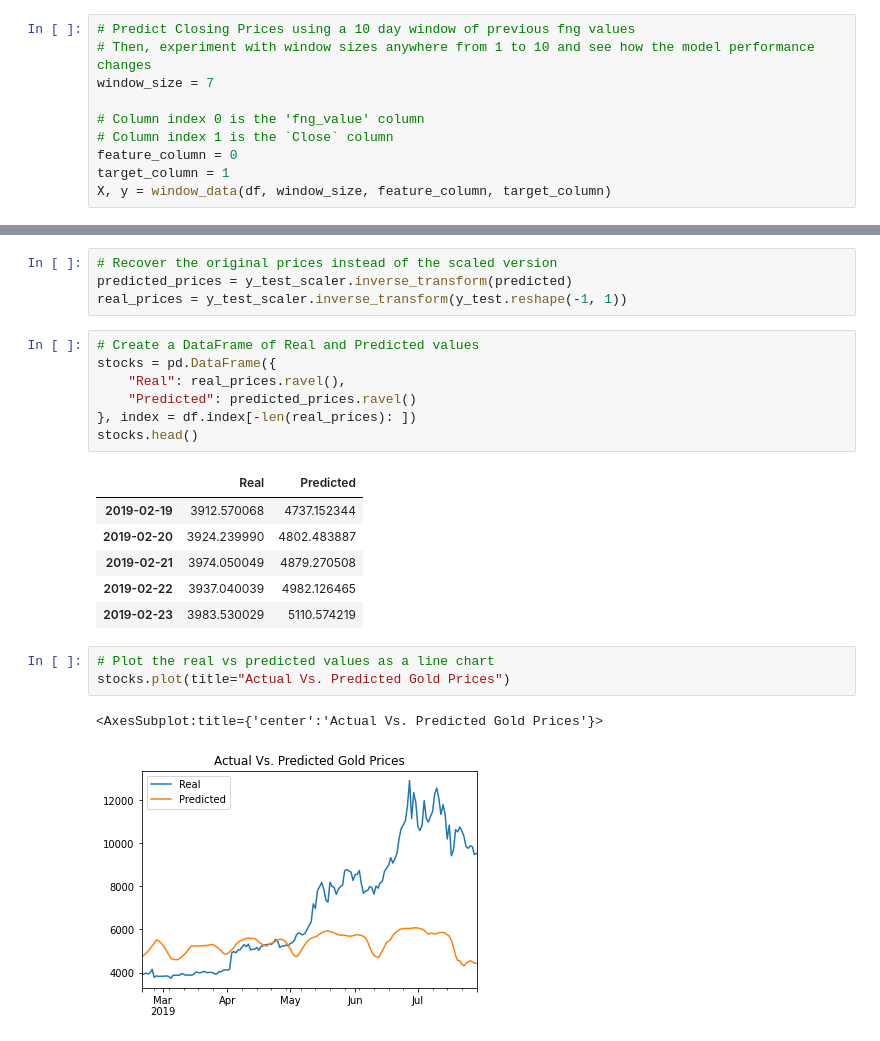
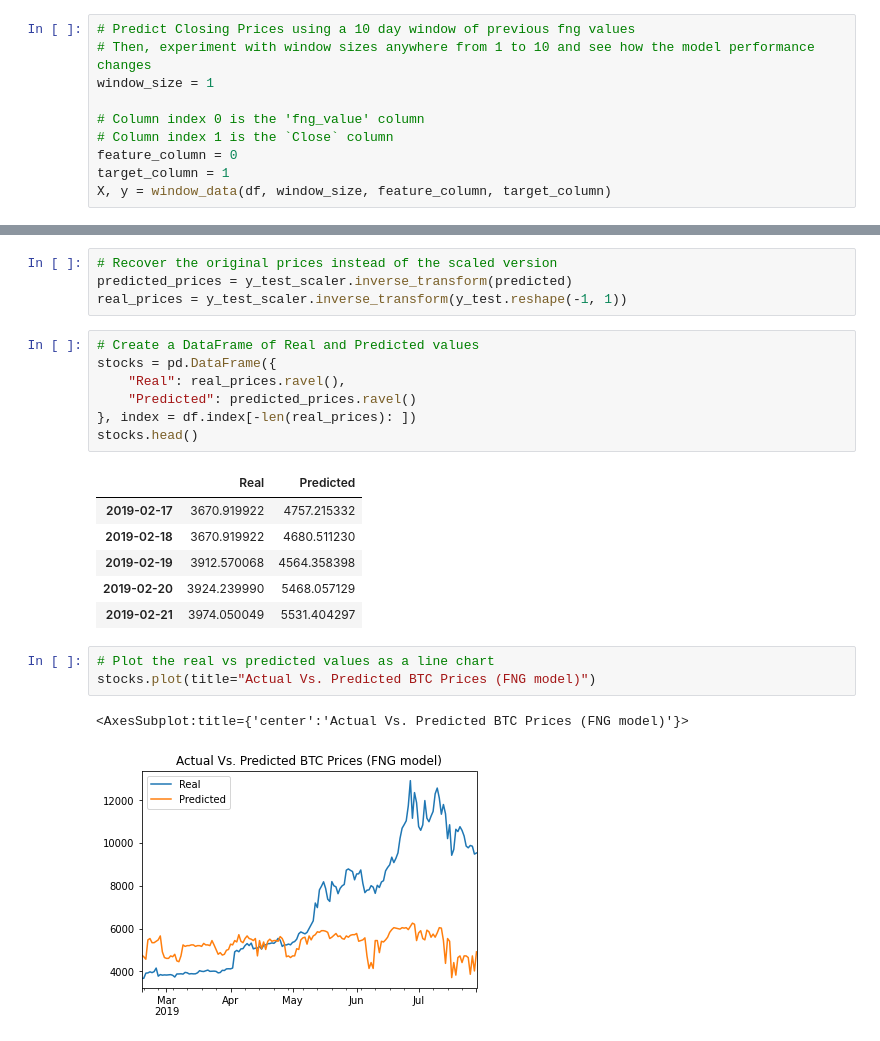
Before and after one commit to vjreddy2001/Deep-Learning, a Jupyter notebook: Starter_Code/lstm_stock_predictor_fng.ipynb, the cells around one changed output, grey strips where cells are left out. Saved outputs shown, nothing was run; the diff lists cells and outputs as text.

```diff
--- a/Starter_Code/lstm_stock_predictor_fng.ipynb
+++ b/Starter_Code/lstm_stock_predictor_fng.ipynb
@@ -99,7 +99,7 @@ def window_data(df, window, feature_col_number, target_col_number):
 # %%
 # Predict Closing Prices using a 10 day window of previous fng values
 # Then, experiment with window sizes anywhere from 1 to 10 and see how the model performance changes
-window_size = 7
+window_size = 1
 
 # Column index 0 is the 'fng_value' column
 # Column index 1 is the `Close` column
@@ -307,14 +300,14 @@ stocks = pd.DataFrame({
 stocks.head()
 # %% [output]
 |  | Real | Predicted |
-| 2019-02-19 | 3912.570068 | 4737.152344 |
-| 2019-02-20 | 3924.239990 | 4802.483887 |
-| 2019-02-21 | 3974.050049 | 4879.270508 |
-| 2019-02-22 | 3937.040039 | 4982.126465 |
-| 2019-02-23 | 3983.530029 | 5110.574219 |
+| 2019-02-17 | 3670.919922 | 4757.215332 |
+| 2019-02-18 | 3670.919922 | 4680.511230 |
+| 2019-02-19 | 3912.570068 | 4564.358398 |
+| 2019-02-20 | 3924.239990 | 5468.057129 |
+| 2019-02-21 | 3974.050049 | 5531.404297 |
 # %%
 # Plot the real vs predicted values as a line chart
-stocks.plot(title="Actual Vs. Predicted Gold Prices")
+stocks.plot(title="Actual Vs. Predicted BTC Prices (FNG model)")
 # %% [output]
-<AxesSubplot:title={'center':'Actual Vs. Predicted Gold Prices'}>
+<AxesSubplot:title={'center':'Actual Vs. Predicted BTC Prices (FNG model)'}>
-[figure, old version]
+[figure, new version]
```
Also changed, not shown: parts of 5 cells of this notebook.
